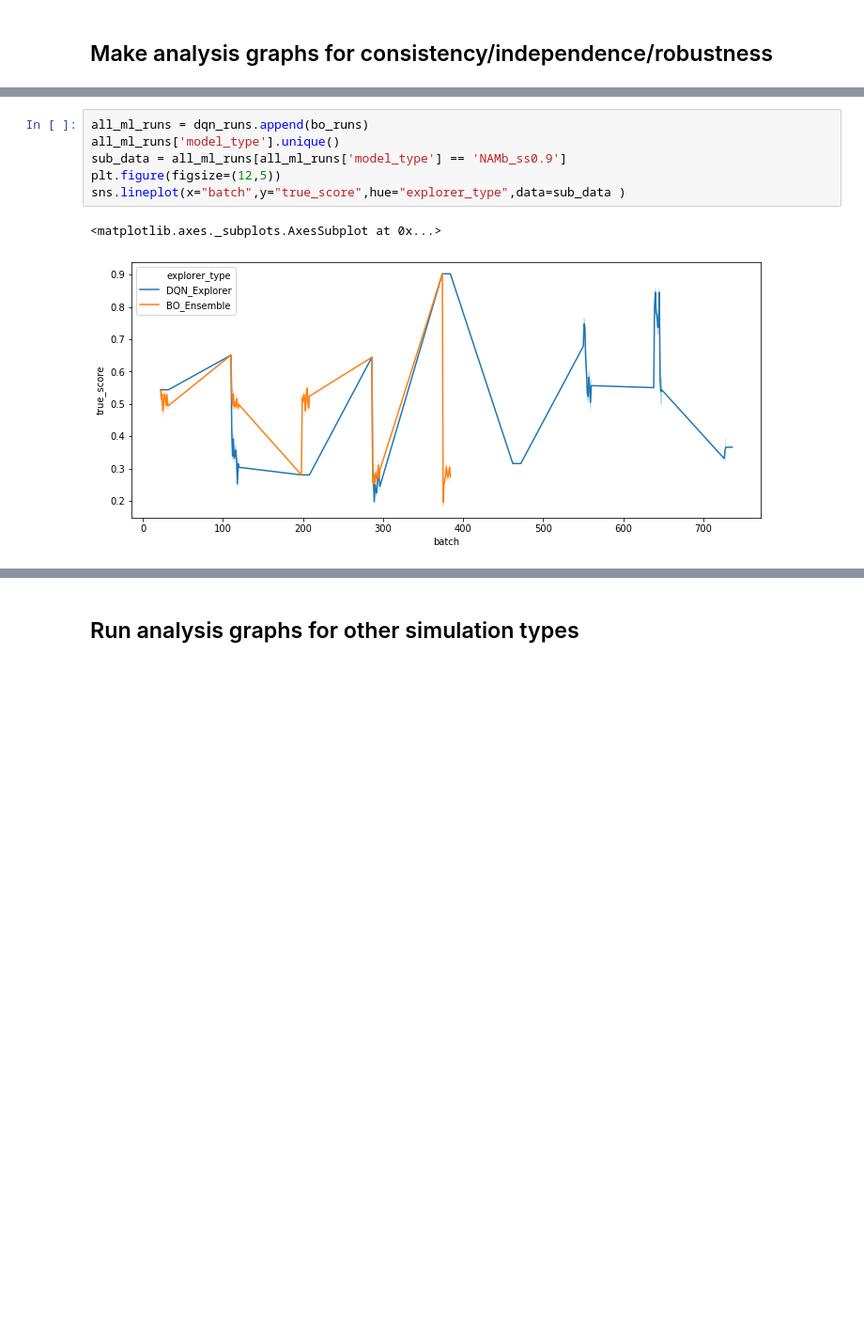
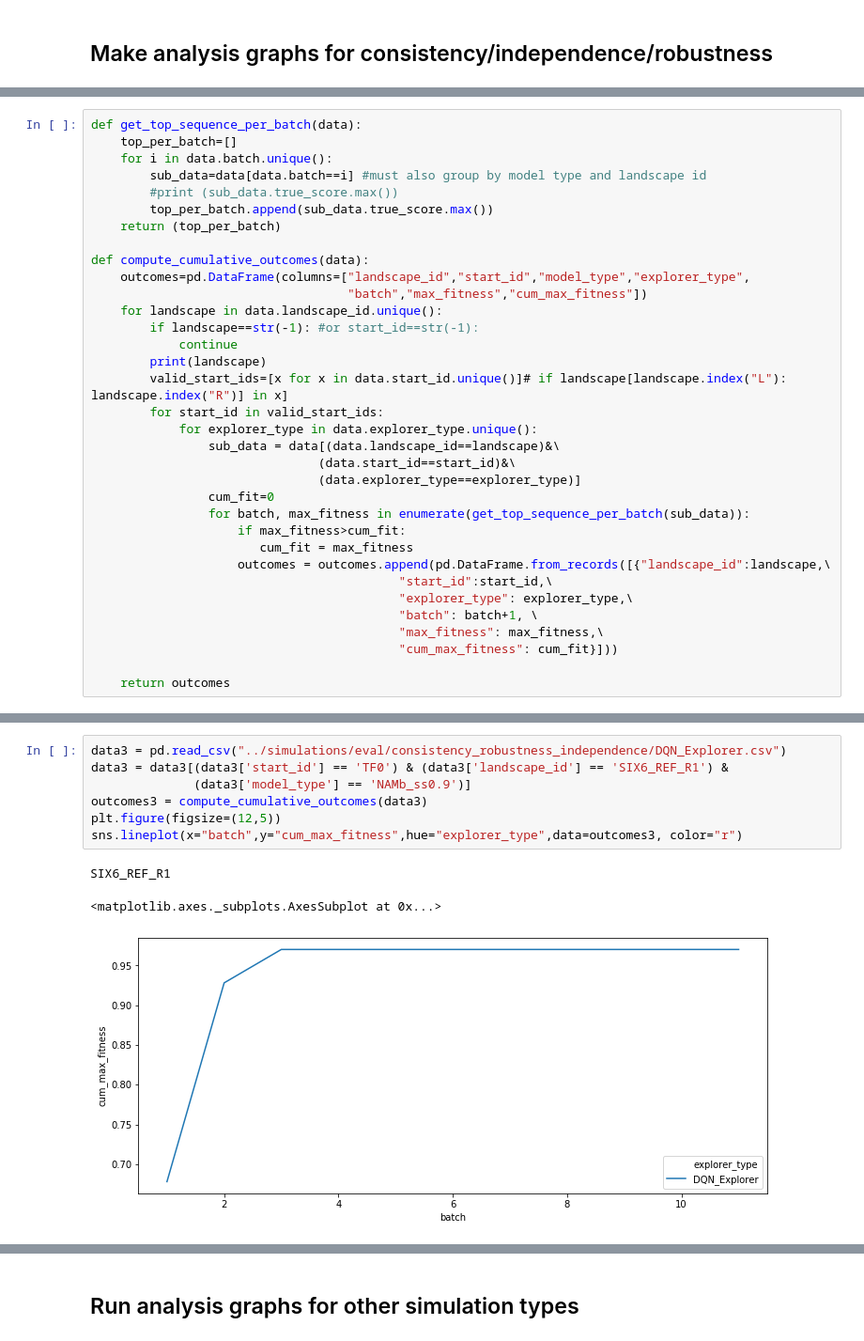
Before and after one commit to samsinai/FLEXS, a Jupyter notebook: notebooks/Analysis_multiple_sims.ipynb, the cells around one changed output, grey strips where cells are left out. Shown at 94% size. Saved outputs shown, nothing was run; the diff lists cells and outputs as text; blank space fills up the shorter version.

```diff
--- a/notebooks/Analysis_multiple_sims.ipynb
+++ b/notebooks/Analysis_multiple_sims.ipynb
@@ -69,0 +14,34 @@ https://pandas.pydata.org/pandas-docs/stable/user_guide/indexing.html#deprecate-
+# %%
+def get_top_sequence_per_batch(data):
+    top_per_batch=[]
+    for i in data.batch.unique():
+        sub_data=data[data.batch==i] #must also group by model type and landscape id
+        #print (sub_data.true_score.max())
+        top_per_batch.append(sub_data.true_score.max())
+    return (top_per_batch)
+
+def compute_cumulative_outcomes(data):
+    outcomes=pd.DataFrame(columns=["landscape_id","start_id","model_type","explorer_type",
+                                   "batch","max_fitness","cum_max_fitness"])
+    for landscape in data.landscape_id.unique():
+        if landscape==str(-1): #or start_id==str(-1):
+            continue
+        print(landscape)
+        valid_start_ids=[x for x in data.start_id.unique()]# if landscape[landscape.index("L"): landscape.index("R")] in x]
+        for start_id in valid_start_ids:
+            for explorer_type in data.explorer_type.unique():
+                sub_data = data[(data.landscape_id==landscape)&\
+                               (data.start_id==start_id)&\
+                               (data.explorer_type==explorer_type)]
+                cum_fit=0
+                for batch, max_fitness in enumerate(get_top_sequence_per_batch(sub_data)):
+                    if max_fitness>cum_fit:
+                       cum_fit = max_fitness
+                    outcomes = outcomes.append(pd.DataFrame.from_records([{"landscape_id":landscape,\
+                                          "start_id":start_id,\
+                                          "explorer_type": explorer_type,\
+                                          "batch": batch+1, \
+                                          "max_fitness": max_fitness,\
+                                          "cum_max_fitness": cum_fit}]))
+
+    return outcomes
@@ -70,9 +63,11 @@ https://pandas.pydata.org/pandas-docs/stable/user_guide/indexing.html#deprecate-
 # %%
-all_ml_runs = dqn_runs.append(bo_runs)
-all_ml_runs['model_type'].unique()
-sub_data = all_ml_runs[all_ml_runs['model_type'] == 'NAMb_ss0.9']
+data3 = pd.read_csv("../simulations/eval/consistency_robustness_independence/DQN_Explorer.csv")
+data3 = data3[(data3['start_id'] == 'TF0') & (data3['landscape_id'] == 'SIX6_REF_R1') &
+              (data3['model_type'] == 'NAMb_ss0.9')]
+outcomes3 = compute_cumulative_outcomes(data3)
 plt.figure(figsize=(12,5))
-sns.lineplot(x="batch",y="true_score",hue="explorer_type",data=sub_data )
+sns.lineplot(x="batch",y="cum_max_fitness",hue="explorer_type",data=outcomes3, color="r")
 # %% [output]
-<matplotlib.axes._subplots.AxesSubplot at 0x...>
+SIX6_REF_R1
+<matplotlib.axes._subplots.AxesSubplot at 0x...>
-[figure, old version]
+[figure, new version]
```
Also changed, not shown: parts of 5 cells of this notebook, 2 other files.
